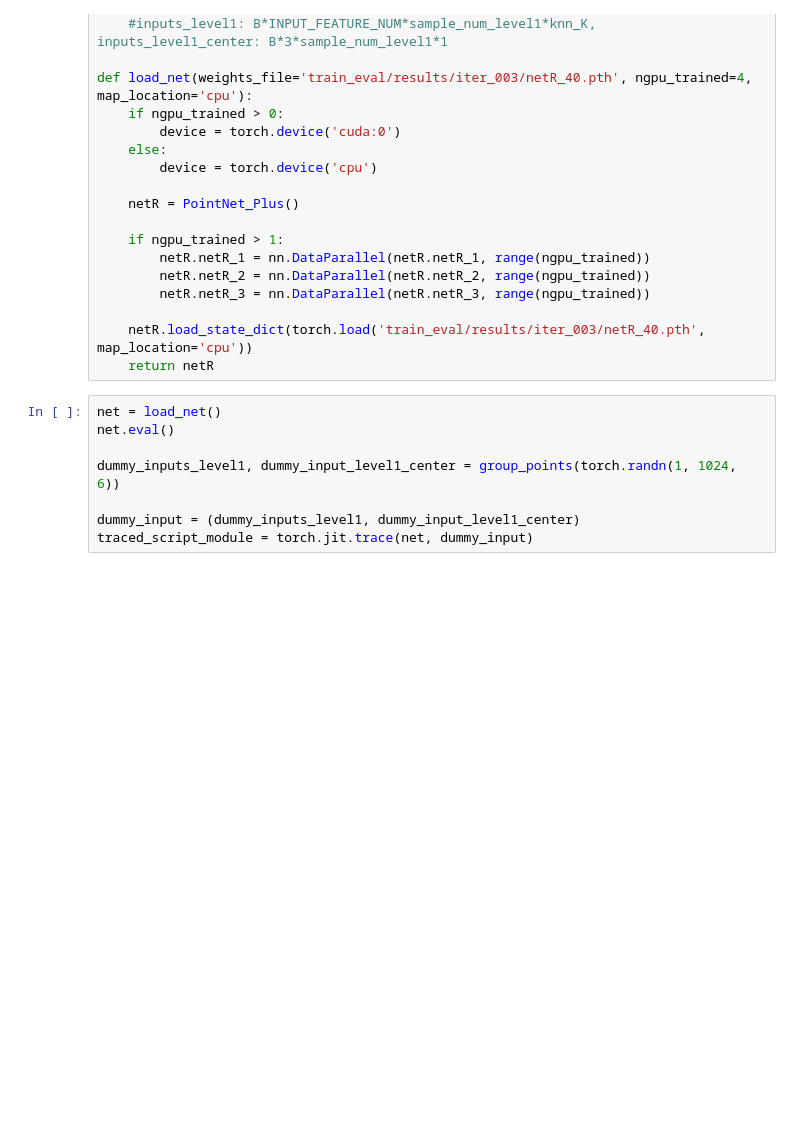
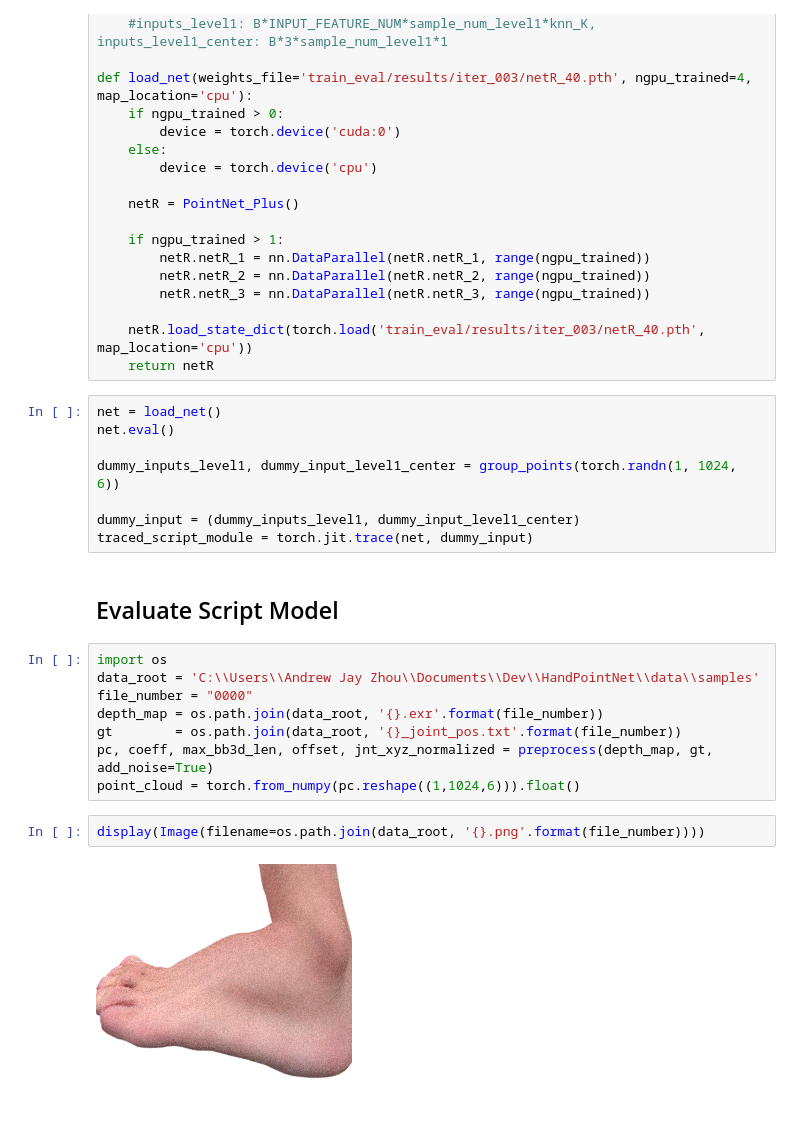
Before and after one commit to ehe3/HandPointNet, a Jupyter notebook: jit_convert.ipynb, the cells around one changed output. Saved outputs shown, nothing was run; the diff lists cells and outputs as text; blank space fills up the shorter version.

Commit message:
Evaluate script model performance. Great.

```diff
--- a/jit_convert.ipynb
+++ b/jit_convert.ipynb
@@ -222,3 +226,17 @@ dummy_inputs_level1, dummy_input_level1_center = group_points(torch.randn(1, 102
 
 dummy_input = (dummy_inputs_level1, dummy_input_level1_center)
 traced_script_module = torch.jit.trace(net, dummy_input)
+# %% [markdown]
+## Evaluate Script Model
+# %%
+import os
+data_root = 'C:\\Users\\Andrew Jay Zhou\\Documents\\Dev\\HandPointNet\\data\\samples'
+file_number = "0000"
+depth_map = os.path.join(data_root, '{}.exr'.format(file_number))
+gt        = os.path.join(data_root, '{}_joint_pos.txt'.format(file_number))
+pc, coeff, max_bb3d_len, offset, jnt_xyz_normalized = preprocess(depth_map, gt, add_noise=True)
+point_cloud = torch.from_numpy(pc.reshape((1,1024,6))).float()
+# %%
+display(Image(filename=os.path.join(data_root, '{}.png'.format(file_number))))
+# %% [output]
+[figure, added]
```
Also changed, not shown: parts of 4 cells of this notebook, 2 other files.
